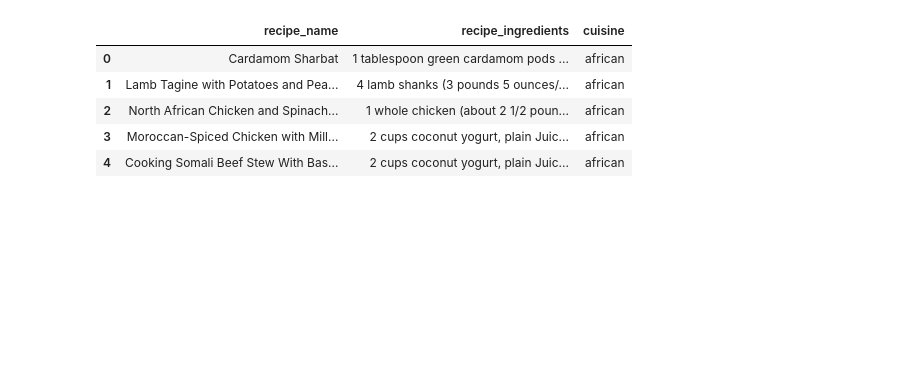
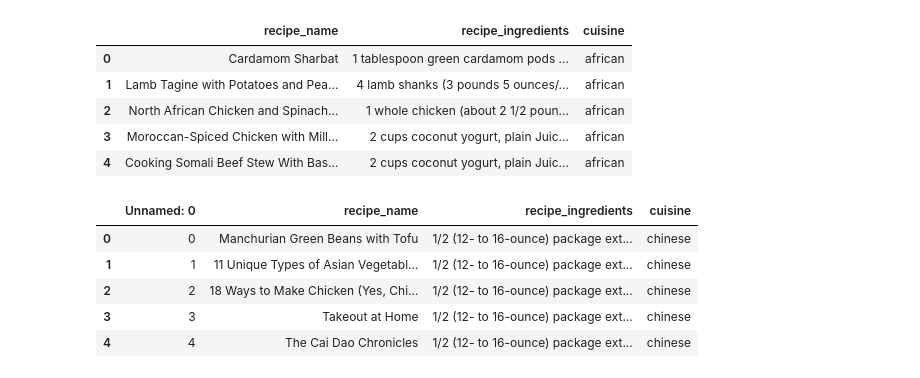
Before and after one commit to Prottoy2938/mod_3_project_cuisines, a Jupyter notebook: web_scrape_all_cuisines.ipynb, the cells around one changed output. Cells and saved outputs as stored; diff of their text form; code cells hidden in the pictures; blank space fills up the shorter version.

```diff
--- a/web_scrape_all_cuisines.ipynb
+++ b/web_scrape_all_cuisines.ipynb
@@ -187,5 +167,17 @@ second_database.head()
 | 2 | North African Chicken and Spinach... | 1 whole chicken (about 2 1/2 poun... | african |
 | 3 | Moroccan-Spiced Chicken with Mill... | 2 cups coconut yogurt, plain Juic... | african |
 | 4 | Cooking Somali Beef Stew With Bas... | 2 cups coconut yogurt, plain Juic... | african |
+# %%
+chinese_database = pd.read_csv('chinese_recipes.csv')
+chinese_database = chinese_database.rename(index=str, columns={'0': "recipe_name", '1': "recipe_ingredients", '2':"cuisine"})
+
+chinese_database.head()
+# %% [output]
+|  | Unnamed: 0 | recipe_name | recipe_ingredients | cuisine |
+| 0 | 0 | Manchurian Green Beans with Tofu | 1/2 (12- to 16-ounce) package ext... | chinese |
+| 1 | 1 | 11 Unique Types of Asian Vegetabl... | 1/2 (12- to 16-ounce) package ext... | chinese |
+| 2 | 2 | 18 Ways to Make Chicken (Yes, Chi... | 1/2 (12- to 16-ounce) package ext... | chinese |
+| 3 | 3 | Takeout at Home | 1/2 (12- to 16-ounce) package ext... | chinese |
+| 4 | 4 | The Cai Dao Chronicles | 1/2 (12- to 16-ounce) package ext... | chinese |
 # %%
 
```
Also changed, not shown: parts of 3 cells of this notebook, 3 other files.
